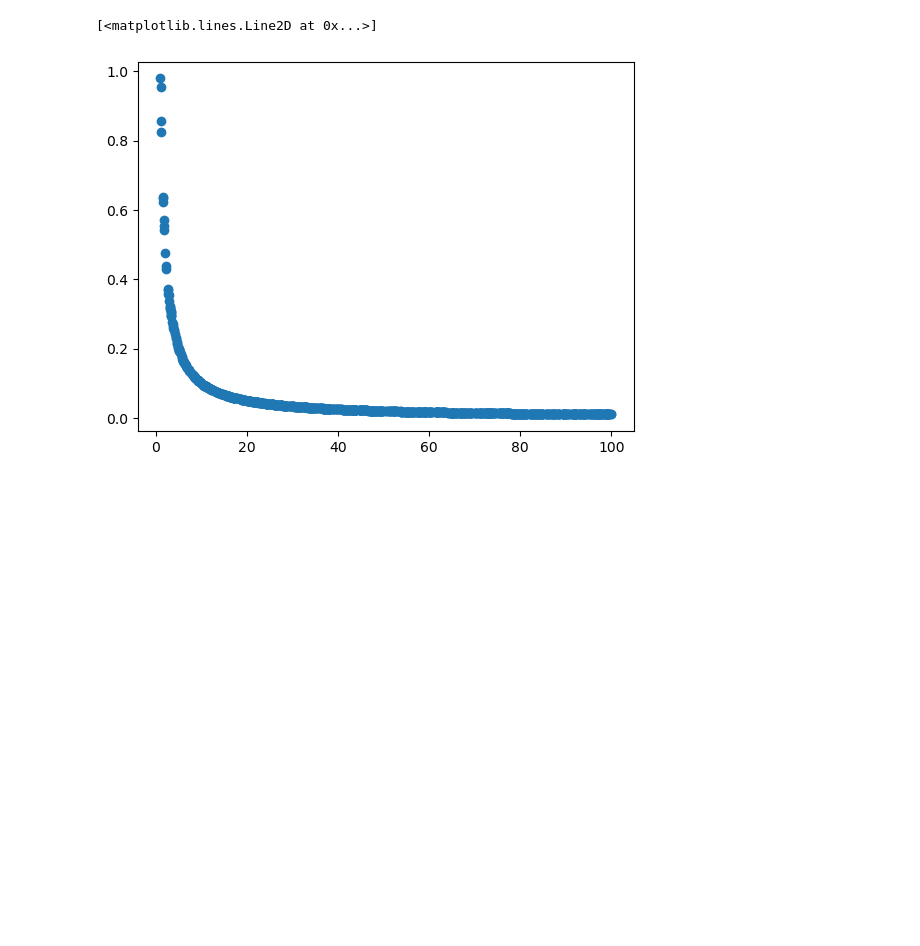
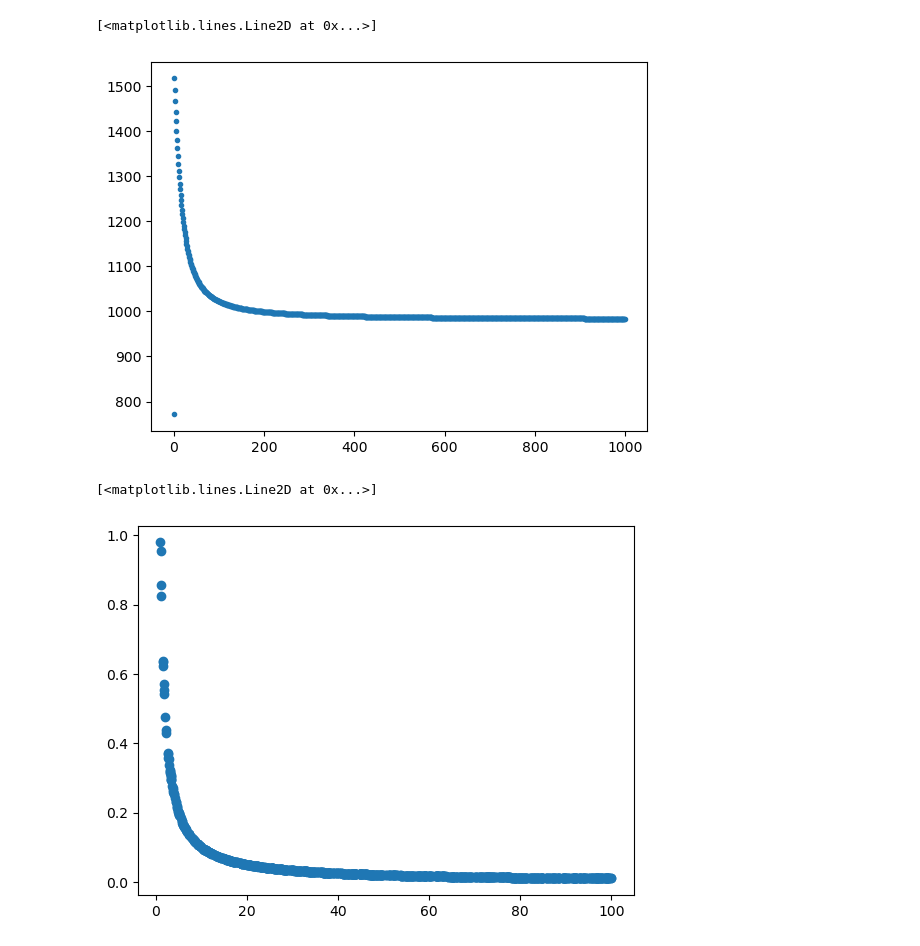
Before and after one commit to DaviGiordano/Modeling-functions-with-MLP, a Jupyter notebook: mlp_ep3.ipynb, the cells around one changed output. Saved outputs shown, nothing was run; the diff lists cells and outputs as text; code cells hidden in the pictures; blank space fills up the shorter version.

```diff
--- a/mlp_ep3.ipynb
+++ b/mlp_ep3.ipynb
@@ -93 +134,6 @@ ValueError: operands could not be broadcast together with shapes (1000,1) (2,1)
+# %%
+plt.plot(range(num_epochs), J_MSE, '.')
+# %% [output]
+[<matplotlib.lines.Line2D at 0x...>]
+[figure, added]
 # %%
```
Also changed, not shown: parts of 6 cells of this notebook, 1 other file.
